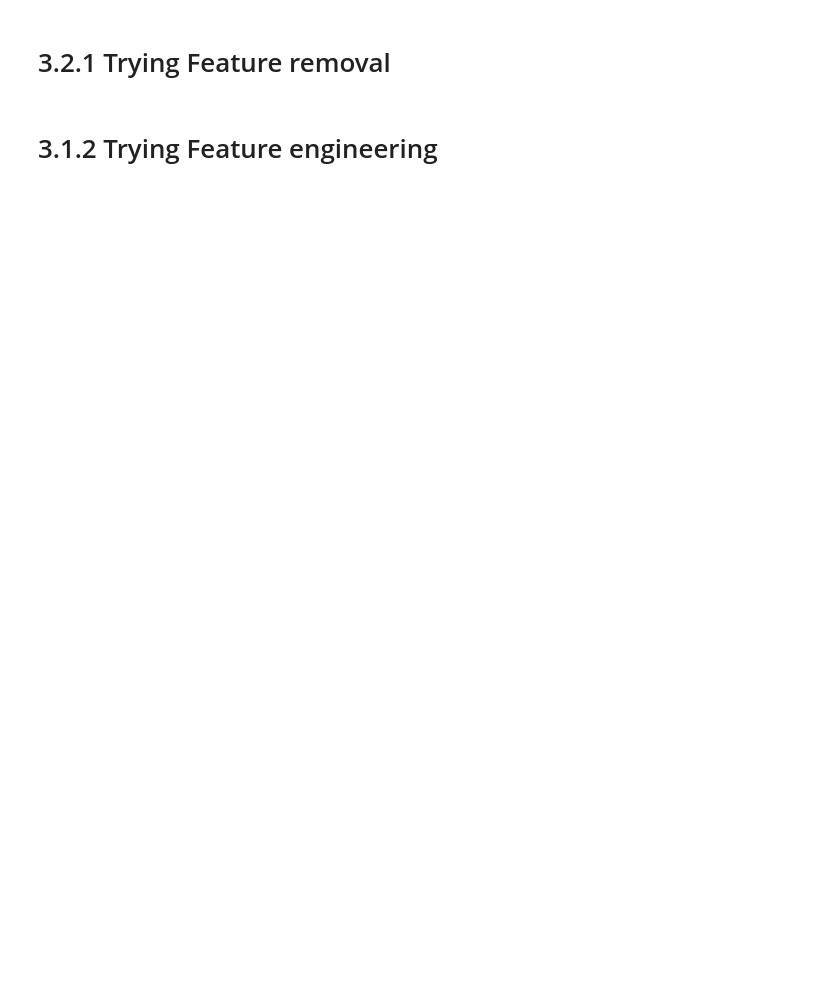
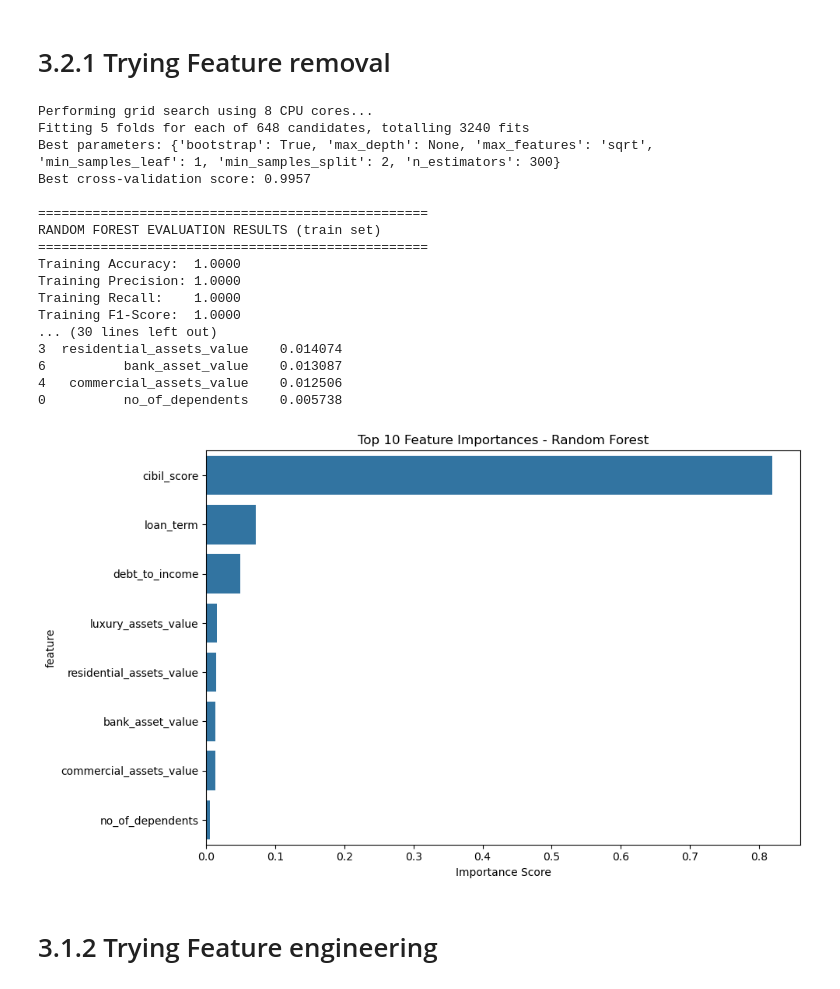
Before and after one commit to omar-desouki/Loan-Approval-Prediction-Description-elevvo, a Jupyter notebook: main.ipynb, the cells around one changed output. Drawn from its saved outputs; the diff is of its cells as text; code cells hidden in the pictures; blank space fills up the shorter version.

Commit message:
ran all random forest models

```diff
--- a/main.ipynb
+++ b/main.ipynb
@@ -624,45 +647,47 @@ Fitting 5 folds for each of 1080 candidates, totalling 5400 fits
 # %%
 # our analysis shows that there are some features that could be not useful for the model, so we will try removing them
 # these features are: no_of_dependents, education, self_employed
 
 # X_drop = X.drop(columns=[ 'self_employed_ Yes'])
 # X_drop = X.drop(columns=['no_of_dependents'])
 X_drop = X.drop(columns=['education_ Not Graduate', 'self_employed_ Yes'])
 # X_drop = X.drop(columns=['education_ Not Graduate', 'no_of_dependents', 'self_employed_ Yes'])
 
-train_logistic_regression(X_drop, y, grid_search=True)
+#skipping other trials because i am trying too many hyperparameters and its taking too long
+train_random_forest(X_drop, y, grid_search=True)
 
 #insights:
 
 # best initial model
-# Accuracy:  0.9210
-# Precision: 0.8892
-# Recall:    0.9031
-# F1-Score:  0.8961
+# Accuracy:  0.9858
+# Precision: 0.9843
+# Recall:    0.9781
+# F1-Score:  0.9812
 
-# removed features: self_employed -> no difference from initial model
-# Accuracy:  0.9210
-# Precision: 0.8892
-# Recall:    0.9031
-# F1-Score:  0.8961
-
-# removed features: no_of_dependents -> worse than initial model
-# Accuracy:  0.9198
-# Precision: 0.8913
-# Recall:    0.8969
-# F1-Score:  0.8941
-
-# removed features: no_of_dependents, self_employed -> better than initial model (best so far)
-# Accuracy:  0.9233
-# Precision: 0.8947
-# Recall:    0.9031
-# F1-Score:  0.8989
-
-# removed features: no_of_dependents, education, self_employed -> worse than initial model
-# Accuracy:  0.9222
-# Precision: 0.8944
-# Recall:    0.9000
-# F1-Score:  0.8972
+# removed features: education, self_employed -> better than initial model
+# Accuracy:  0.9941
+# Precision: 1.0000
+# Recall:    0.9844
+# F1-Score:  0.9921
+# %% [output]
+Performing grid search using 8 CPU cores...
+Fitting 5 folds for each of 648 candidates, totalling 3240 fits
+Best parameters: {'bootstrap': True, 'max_depth': None, 'max_features': 'sqrt', 'min_samples_leaf': 1, 'min_samples_split': 2, 'n_estimators': 300}
+Best cross-validation score: 0.9957
+
+==================================================
+RANDOM FOREST EVALUATION RESULTS (train set)
+==================================================
+Training Accuracy:  1.0000
+Training Precision: 1.0000
+Training Recall:    1.0000
+Training F1-Score:  1.0000
+... (30 lines left out)
+3  residential_assets_value    0.014074
+6          bank_asset_value    0.013087
+4   commercial_assets_value    0.012506
+0          no_of_dependents    0.005738
+[figure, added]
 # %% [markdown]
 # 3.1.2 Trying Feature engineering
 # %%
```
Also changed, not shown: parts of 11 cells of this notebook, 1 other file.
